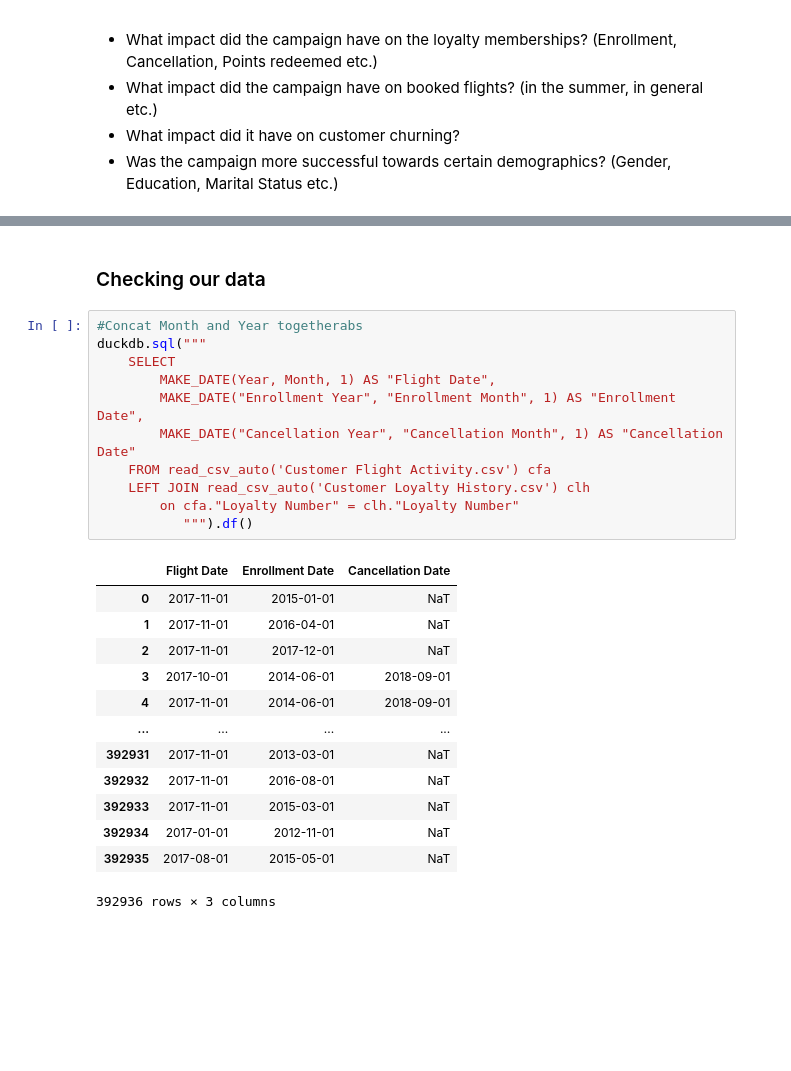
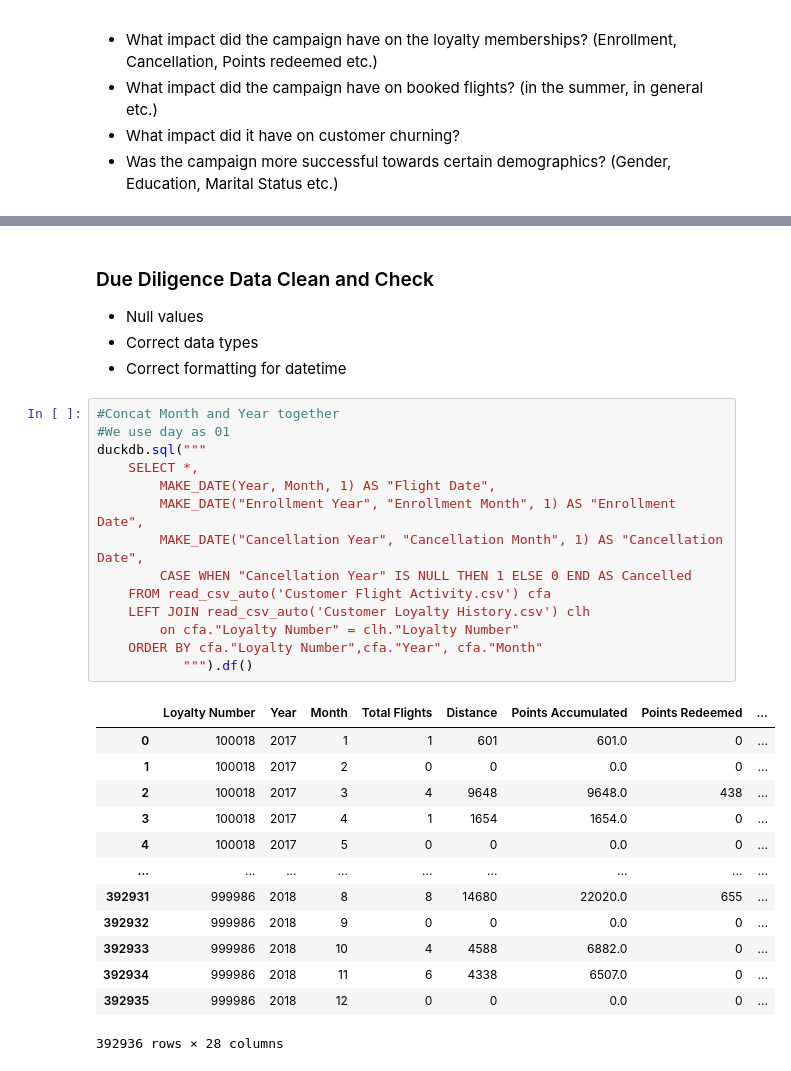
Before and after one commit to LeviZ08/Airline-Loyalty-Program-Churn-and-Analytics-, a Jupyter notebook: Airline_Analysis.ipynb, the cells around one changed output, grey strips where cells are left out. Drawn from its saved outputs; the diff is of its cells as text; blank space fills up the shorter version.

Commit message:
More table cleaning via sql

```diff
--- a/Airline_Analysis.ipynb
+++ b/Airline_Analysis.ipynb
@@ -78,28 +82,35 @@ NameError: name 'read_csv_auto' is not defined
 # %% [markdown]
-### Checking our data
+### Due Diligence Data Clean and Check
+
+- Null values
+- Correct data types
+- Correct formatting for datetime
 # %%
-#Concat Month and Year togetherabs
+#Concat Month and Year together
+#We use day as 01
 duckdb.sql("""
-    SELECT
+    SELECT *,
         MAKE_DATE(Year, Month, 1) AS "Flight Date",
         MAKE_DATE("Enrollment Year", "Enrollment Month", 1) AS "Enrollment Date",
-        MAKE_DATE("Cancellation Year", "Cancellation Month", 1) AS "Cancellation Date"
+        MAKE_DATE("Cancellation Year", "Cancellation Month", 1) AS "Cancellation Date",
+        CASE WHEN "Cancellation Year" IS NULL THEN 1 ELSE 0 END AS Cancelled
     FROM read_csv_auto('Customer Flight Activity.csv') cfa
     LEFT JOIN read_csv_auto('Customer Loyalty History.csv') clh
         on cfa."Loyalty Number" = clh."Loyalty Number"
+    ORDER BY cfa."Loyalty Number",cfa."Year", cfa."Month"
            """).df()
 # %% [output]
-|  | Flight Date | Enrollment Date | Cancellation Date |
-| 0 | 2017-11-01 | 2015-01-01 | NaT |
-| 1 | 2017-11-01 | 2016-04-01 | NaT |
-| 2 | 2017-11-01 | 2017-12-01 | NaT |
-| 3 | 2017-10-01 | 2014-06-01 | 2018-09-01 |
-| 4 | 2017-11-01 | 2014-06-01 | 2018-09-01 |
-| ... | ... | ... | ... |
-| 392931 | 2017-11-01 | 2013-03-01 | NaT |
-| 392932 | 2017-11-01 | 2016-08-01 | NaT |
-| 392933 | 2017-11-01 | 2015-03-01 | NaT |
-| 392934 | 2017-01-01 | 2012-11-01 | NaT |
-| 392935 | 2017-08-01 | 2015-05-01 | NaT |
+|  | Loyalty Number | Year | Month | Total Flights | Distance | Points Accumulated | Points Redeemed | ... |
+| 0 | 100018 | 2017 | 1 | 1 | 601 | 601.0 | 0 | ... |
+| 1 | 100018 | 2017 | 2 | 0 | 0 | 0.0 | 0 | ... |
+| 2 | 100018 | 2017 | 3 | 4 | 9648 | 9648.0 | 438 | ... |
+| 3 | 100018 | 2017 | 4 | 1 | 1654 | 1654.0 | 0 | ... |
+| 4 | 100018 | 2017 | 5 | 0 | 0 | 0.0 | 0 | ... |
+| ... | ... | ... | ... | ... | ... | ... | ... | ... |
+| 392931 | 999986 | 2018 | 8 | 8 | 14680 | 22020.0 | 655 | ... |
+| 392932 | 999986 | 2018 | 9 | 0 | 0 | 0.0 | 0 | ... |
+| 392933 | 999986 | 2018 | 10 | 4 | 4588 | 6882.0 | 0 | ... |
+| 392934 | 999986 | 2018 | 11 | 6 | 4338 | 6507.0 | 0 | ... |
+| 392935 | 999986 | 2018 | 12 | 0 | 0 | 0.0 | 0 | ... |
-392936 rows × 3 columns
+392936 rows × 28 columns
 # %%
```
Also changed, not shown: parts of 5 cells of this notebook.
